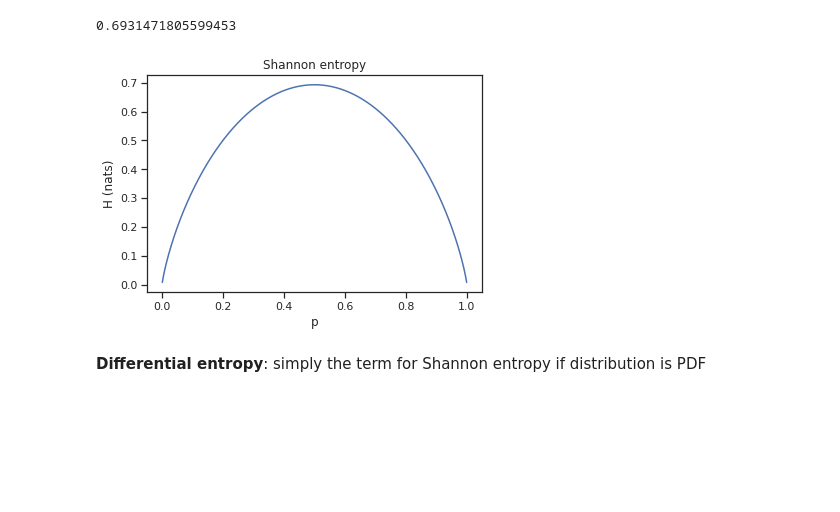
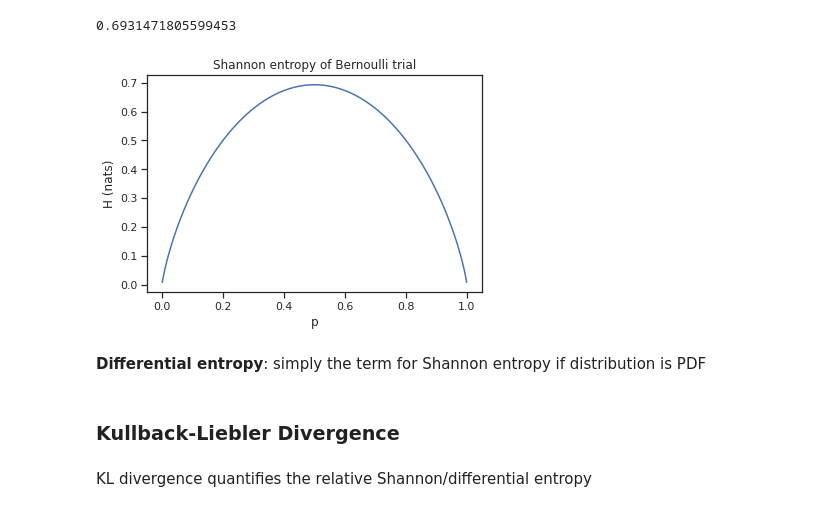
Before and after one commit to jonkrohn/ML-foundations, a Jupyter notebook: notebooks/5-probability.ipynb, the cells around one changed output. Drawn from its saved outputs; the diff is of its cells as text; code cells hidden in the pictures; blank space fills up the shorter version.

Commit message:
tidy entropy section

```diff
--- a/notebooks/5-probability.ipynb
+++ b/notebooks/5-probability.ipynb
@@ -1198,11 +1208,15 @@ p = np.linspace(0.001, 0.999, 1000) # start, finish, n points
 H = binary_entropy(p)
 # %%
 fig, ax = plt.subplots()
-plt.title('Shannon entropy')
+plt.title('Shannon entropy of Bernoulli trial')
 plt.xlabel('p')
 plt.ylabel('H (nats)')
 _ = ax.plot(p,H)
 # %% [output]
-[figure, old version]
+[figure, new version]
 # %% [markdown]
 **Differential entropy**: simply the term for Shannon entropy if distribution is PDF
+# %% [markdown]
+### Kullback-Liebler Divergence
+# %% [markdown]
+KL divergence quantifies the relative Shannon/differential entropy
```
Also changed, not shown: parts of 2 cells of this notebook.
